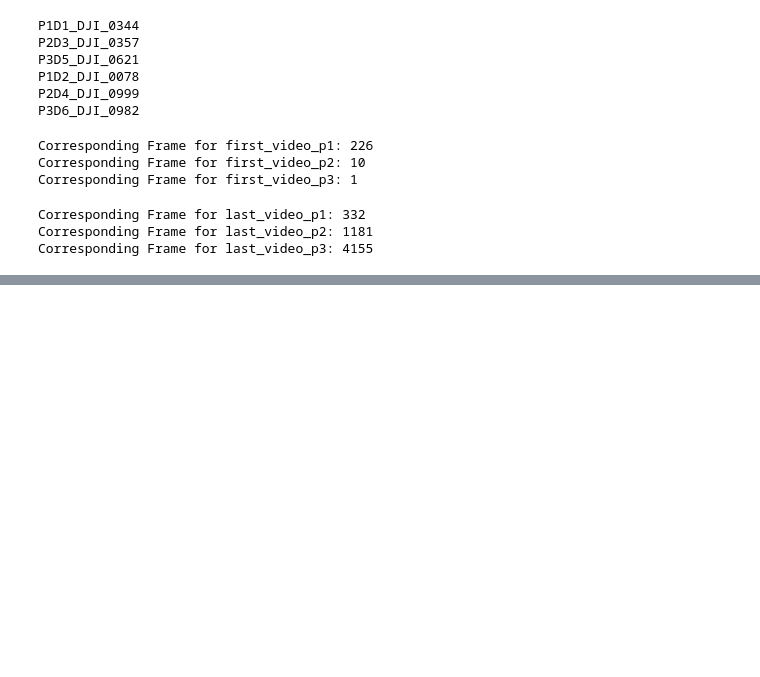
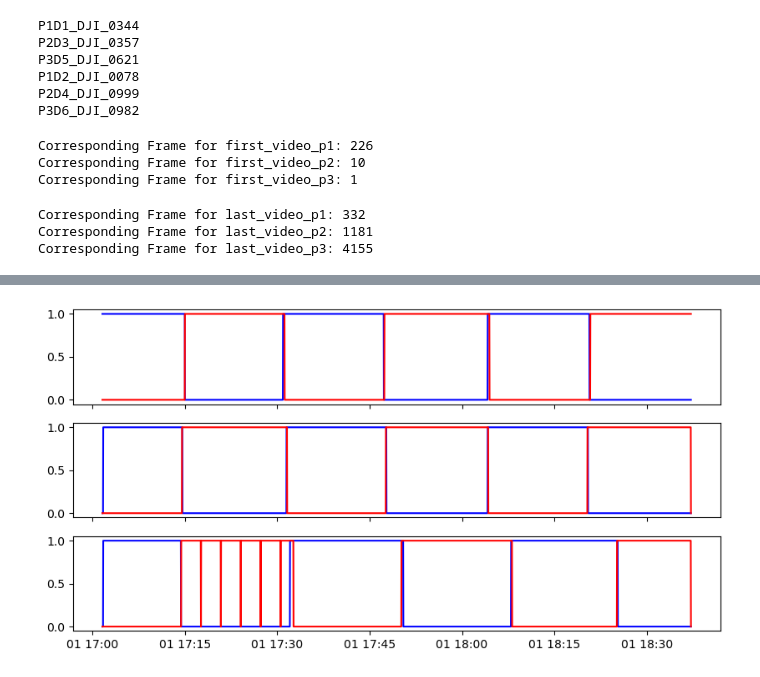
Before and after one commit to projectmela/DJI_srt_extract, a Jupyter notebook: Create_csv_file.ipynb, the cells around one changed output, grey strips where cells are left out. Saved outputs shown, nothing was run; the diff lists cells and outputs as text; code cells hidden in the pictures; blank space fills up the shorter version.

```diff
--- a/Create_csv_file.ipynb
+++ b/Create_csv_file.ipynb
@@ -33,10 +33,14 @@ def extract_data_from_srt(file_path):
         content = f.read()
     # Use regular expressions to extract the frame number, timestamp, latitude, longitude, and altitude from each frame
     frames = re.findall(r'(\d+)\n.*?(\d{2}:\d{2}:\d{2},\d{3},\d{3}).*?\[latitude:\s*([-+]?\d+\.\d+)\]\s*\[longitude:\s*([-+]?\d+\.\d+)\]\s*\[altitude:\s*([-+]?\d+\.\d+)\]', content, re.DOTALL)
+    frame_times = re.findall(r'\d{2}:\d{2}:\d{2},\d{3} --> (\d{2}:\d{2}:\d{2},\d{3})', content)
+
     # Convert the extracted data into a list of dictionaries, where each dictionary represents one frame
-    results = [{'frame': int(frame), 'timestamp': str(timestamp), 'latitude': float(latitude), 'longitude': float(longitude), 'altitude': float(altitude)} for frame, timestamp, latitude, longitude, altitude in frames]
+    results = [{'frame': int(frame), 'timestamp': str(timestamp), 'latitude': float(latitude), 'longitude': float(longitude), 'altitude': float(altitude), 'frame_time': frame_time} for (frame, timestamp, latitude, longitude, altitude), frame_time in zip(frames, frame_times)]
+
     # Convert the list of dictionaries into a pandas DataFrame and return it
     return pd.DataFrame(results)
+
 
 
 def geodist(coord1, coord2_lat, coord2_long):
@@ -808,3 +833,53 @@ if not filtered_df.empty:
                 f.write(f"Drone flew below 76m at the {video_id}\n")
             if row['Frame drop'] == 1:
                 f.write(f"Frame drop at the {video_id}\n")
+# %%
+# Convert timestamps to python datetime %H:%M:%S,%f format
+df_plot['start_timestamp'] = df_plot['start_timestamp'].str[:-4] + df_plot['start_timestamp'].str[-3:]
+df_plot['end_timestamp'] = df_plot['end_timestamp'].str[:-4] + df_plot['end_timestamp'].str[-3:]
+
+df_plot['start_timestamp'] = pd.to_datetime(df_plot['start_timestamp'], format= '%H:%M:%S,%f')#.dt.time
+df_plot['end_timestamp'] = pd.to_datetime(df_plot['end_timestamp'], format='%H:%M:%S,%f')#.dt.time
+
+# Generate a range of timestamps using the minimum start timestamp and maximum end timestamp, with a 2-second frequency
+x_values = pd.date_range(df_plot['start_timestamp'].min(), df_plot['end_timestamp'].max(), freq='2S')
+
+# Initialize an empty list to store data for each drone at each timestamp
+drone_id = []
+
+# Iterate over each timestamp in the x_values range
+for x in x_values:
+    # For each drone, count the number of entries where the start_timestamp is less than or equal to the current timestamp,
+    # the end_timestamp is greater than the current timestamp, and the folder contains the drone ID
+    drone_id.append([
+        x,
+        len(df_day.loc[(df_plot['start_timestamp'] <= x) & (df_plot['end_timestamp'] > x) & (df_plot['folder'].str.contains('D1')),:]),
+        len(df_day.loc[(df_plot['start_timestamp'] <= x) & (df_plot['end_timestamp'] > x) & (df_plot['folder'].str.contains('D2')),:]),
+        len(df_day.loc[(df_plot['start_timestamp'] <= x) & (df_plot['end_timestamp'] > x) & (df_plot['folder'].str.contains('D3')),:]),
+        len(df_day.loc[(df_plot['start_timestamp'] <= x) & (df_plot['end_timestamp'] > x) & (df_plot['folder'].str.contains('D4')),:]),
+        len(df_day.loc[(df_plot['start_timestamp'] <= x) & (df_plot['end_timestamp'] > x) & (df_plot['folder'].str.contains('D5')),:]),
+        len(df_day.loc[(df_plot['start_timestamp'] <= x) & (df_plot['end_timestamp'] > x) & (df_plot['folder'].str.contains('D6')),:])
+    ])
+
+# Create a pandas DataFrame from the drone_id list
+t = pd.DataFrame(drone_id)
+
+# Create a figure with 3 subplots and a shared x-axis
+fig, (ax1, ax2, ax3) = plt.subplots(3, 1, figsize=(10, 5), sharex=True)
+
+# Plot data of drones D1 and D2 on position P1
+ax1.plot(t[0], t[1], c='blue')
+ax1.plot(t[0], t[2], c='red')
+
+# Plot data of drones D3 and D4 on position P2
+ax2.plot(t[0], t[3], c='blue')
+ax2.plot(t[0], t[4], c='red')
+
+# Plot data of drones D5 and D6 on position P3
+ax3.plot(t[0], t[5], c='blue')
+ax3.plot(t[0], t[6], c='red')
+
+# Display the plot
+plt.show()
+# %% [output]
+[figure, added]
```
Also changed, not shown: parts of 8 cells of this notebook.
